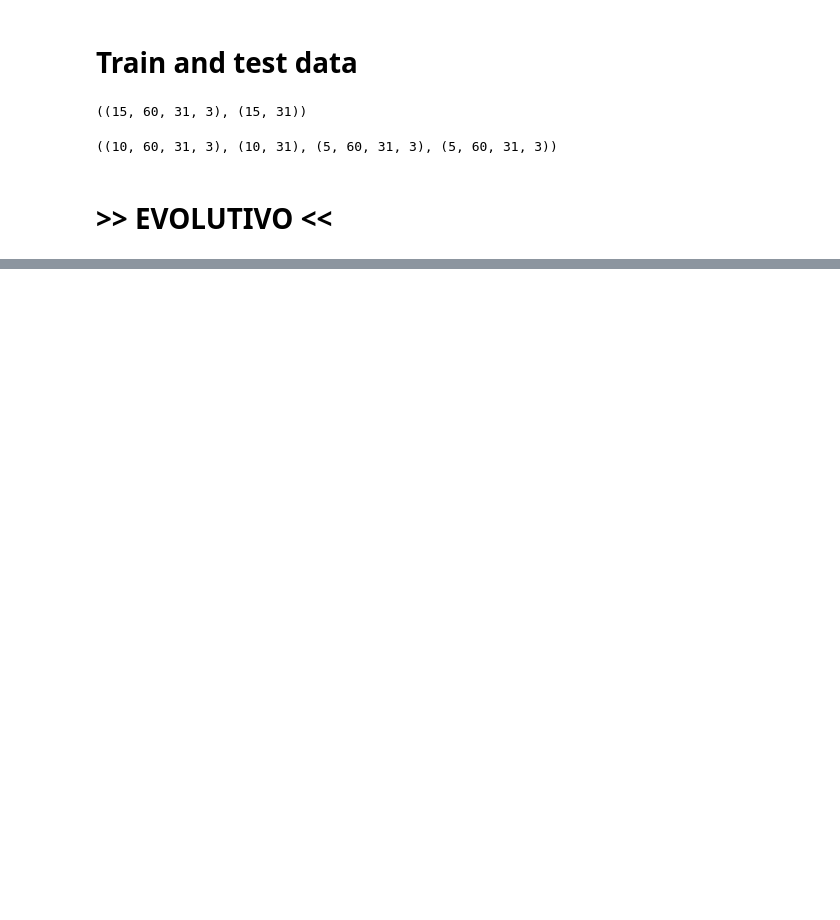
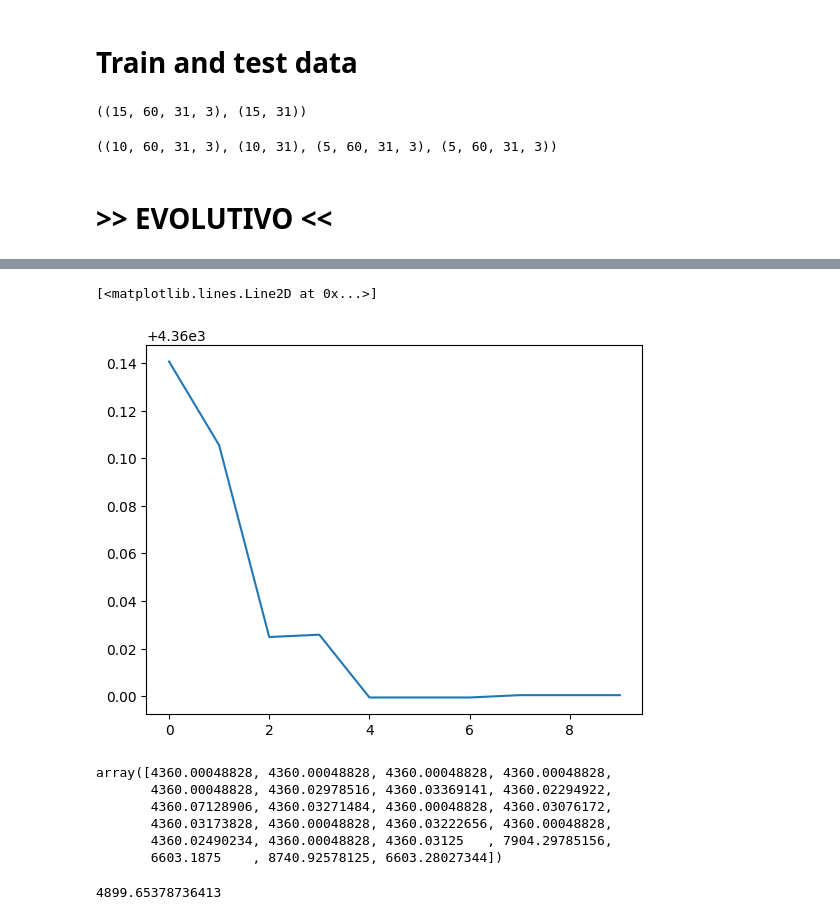
Before and after one commit to tintenderete/TFM, a Jupyter notebook: test_evolutivo_1.ipynb, the cells around one changed output, grey strips where cells are left out. Cells and saved outputs as stored; diff of their text form; code cells hidden in the pictures; blank space fills up the shorter version.

```diff
--- a/test_evolutivo_1.ipynb
+++ b/test_evolutivo_1.ipynb
@@ -622,11 +646,20 @@ MUTACION
 # %%
-num_genes = 4
+
+len_gen = 4
+num_genes = 6
+size_cadena = len_gen * num_genes
 num_individuos = 20
 
 individuos = creacion_individuos_genes()
 poblacion = creacion_individuos_to_models(individuos)
+print(len(poblacion))
+filter_indices = kill_big_models(poblacion, params_limit = 800000)
+poblacion = np.array(poblacion)[filter_indices]
+print(len(poblacion))
 
 numero_generaciones = 10
 numero_individuos_selecionados = 10 # DEBE SER NUMERO PAR
 
+# ESTADISTICAS
 best_losses = []
+all_his = []
@@ -639,18 +679,18 @@ for i in range(numero_generaciones):
 
   # ENTRENAMIENTO
   for m in poblacion:
-    his.append( (m.fit(X_train, Y_train, epochs=20, batch_size = 1, verbose=0)).history["loss"][0] )
+    his.append( (m.fit(X_train, Y_train, epochs=10, batch_size = X_train.shape[0], callbacks=[early_stopping], verbose=0)).history["loss"][-1] )
+  ################################################################################
 
   # EVALUACION FITNESS
+  indices_individuos_seleccionados = seleccion_individuos(his, numero_individuos_selecionados)
+  ################################################################################
 
-  indices_individuos_seleccionados = seleccion_individuos(his, numero_individuos_selecionados)
-
-
+  # añadimos los mejores a la siguiente generacion
   nuevos_individuos = individuos[indices_individuos_seleccionados]
-
+  ################################################################################
 
   # CRUCE
-
   parejas = seleccionar_parejas(list(indices_individuos_seleccionados), int(numero_individuos_selecionados/2))
 
   for pareja in parejas:
@@ -661,19 +701,36 @@ for i in range(numero_generaciones):
 
     nuevos_individuos = np.vstack((nuevos_individuos, child1))
     nuevos_individuos = np.vstack((nuevos_individuos, child2))
+  ################################################################################
+
+  # INMIGRACION
+  num_individuos = 5
+  new_rand_ind = creacion_individuos_genes()
+
+  nuevos_individuos = np.vstack((nuevos_individuos, new_rand_ind))
+  ################################################################################
 
   # MUTACION
+  ################################################################################
 
   # REEMPLAZO
-
   individuos = nuevos_individuos
 
   poblacion = creacion_individuos_to_models(individuos)
+  #print(len(poblacion))
+  filter_indices = kill_big_models(poblacion, params_limit = 800000)
 
+  poblacion  = np.array(poblacion)[filter_indices]
+  #print(len(poblacion))
+  individuos = individuos[filter_indices]
+  ################################################################################
 
   # STADISTICAS GENERACION
   best_loss_generacion = np.array(his)[indices_individuos_seleccionados[:1]][0]
   print("BEST LOSS: " + str(best_loss_generacion))
   best_losses.append(best_loss_generacion)
+
+  all_his.append(his)
+  ################################################################################
 # %% [output]
 GENERACION:  0
@@ -679,0 +756,19 @@ GENERACION:  0
+# %%
+plt.plot(best_losses)
+# %% [output]
+[<matplotlib.lines.Line2D at 0x...>]
+[figure, added]
+# %%
+his_example = np.array(all_his[-1])
+his_example
+# %% [output]
+array([4360.00048828, 4360.00048828, 4360.00048828, 4360.00048828,
+       4360.00048828, 4360.02978516, 4360.03369141, 4360.02294922,
+       4360.07128906, 4360.03271484, 4360.00048828, 4360.03076172,
+       4360.03173828, 4360.00048828, 4360.03222656, 4360.00048828,
+       4360.02490234, 4360.00048828, 4360.03125   , 7904.29785156,
+       6603.1875    , 8740.92578125, 6603.28027344])
+# %%
+his_example.mean()
+# %% [output]
+4899.65378736413
```
Also changed, not shown: parts of 13 cells of this notebook.
